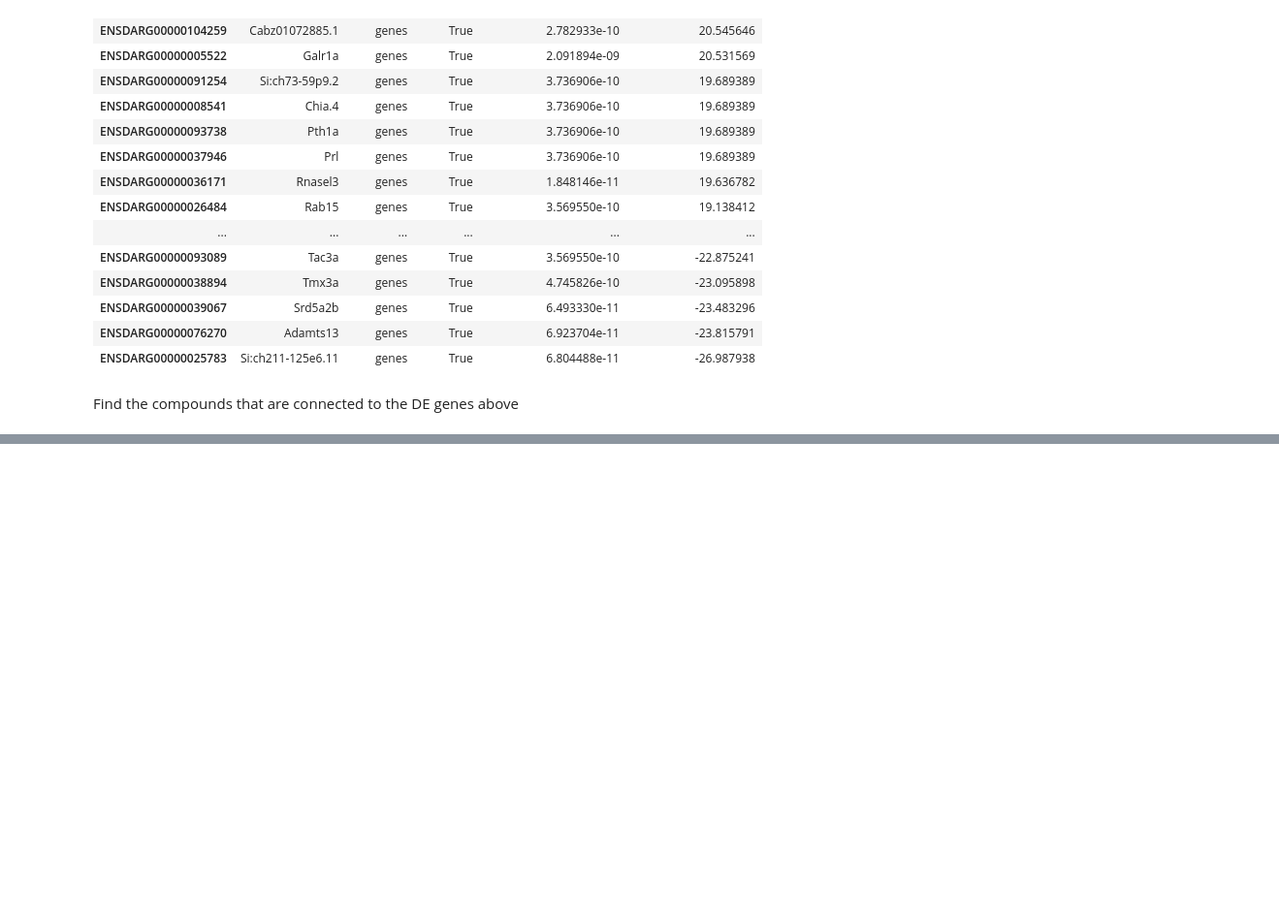
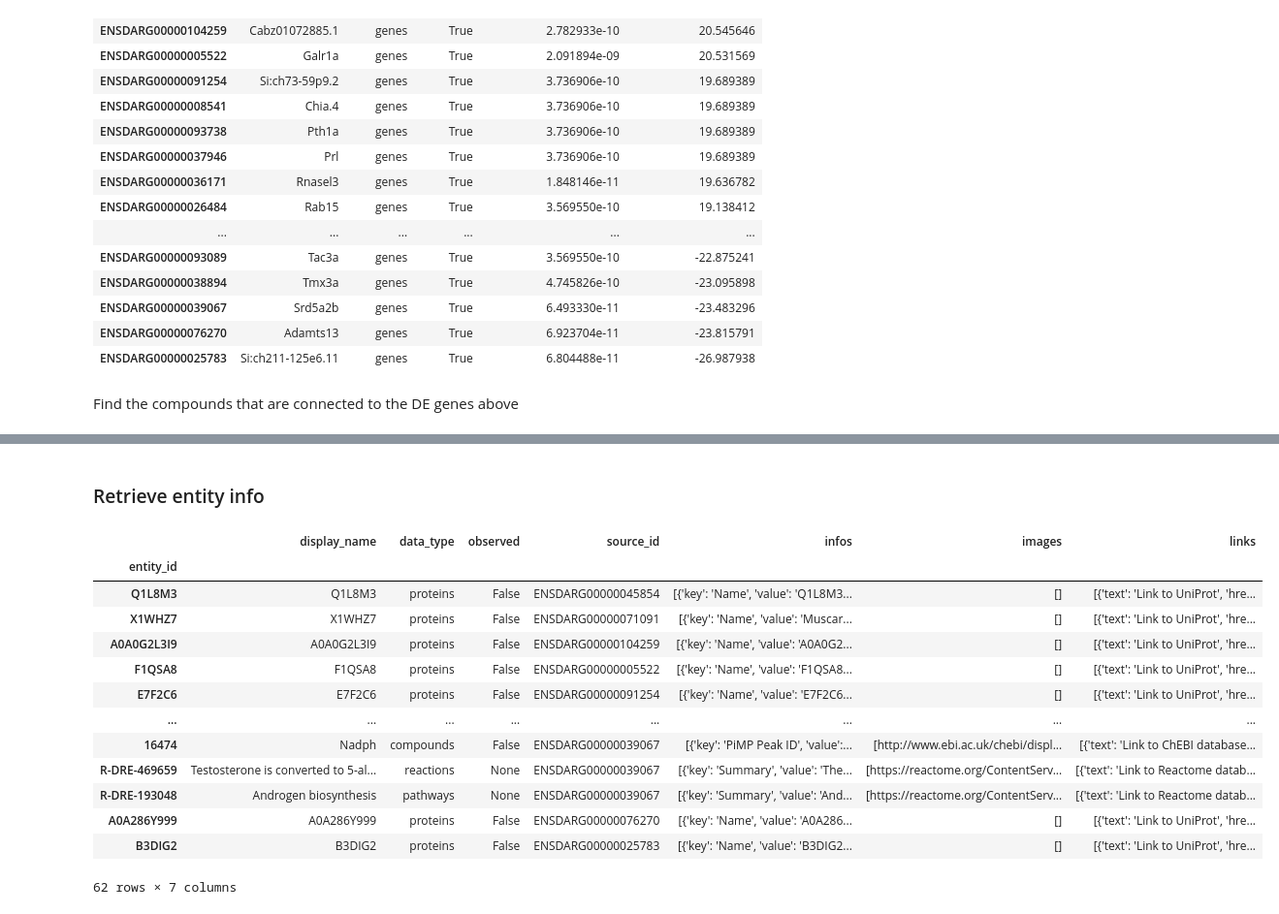
Before and after one commit to glasgowcompbio/pyMultiOmics, a Jupyter notebook: notebooks/analysis_zebrafish_chebi.ipynb, the cells around one changed output, grey strips where cells are left out. Shown at 97% size. Cells and saved outputs as stored; diff of their text form; code cells hidden in the pictures; blank space fills up the shorter version.

```diff
--- a/notebooks/analysis_zebrafish_chebi.ipynb
+++ b/notebooks/analysis_zebrafish_chebi.ipynb
@@ -223,0 +226,25 @@ res
+# %% [markdown]
+### Retrieve entity info
+# %%
+res = QueryBuilder(ap) \
+        .add(Select(GENES)) \
+        .add(SignificantDE(case, control, pval, fc_lte=fc_lte, fc_gte=fc_gte, N=N)) \
+        .add(Connected()) \
+        .add(Info()) \
+        .run()
+res
+# %% [output]
+|  | display_name | data_type | observed | source_id | infos | images | links |
+| entity_id |  |  |  |  |  |  |  |
+| Q1L8M3 | Q1L8M3 | proteins | False | ENSDARG00000045854 | [{'key': 'Name', 'value': 'Q1L8M3... | [] | [{'text': 'Link to UniProt', 'hre... |
+| X1WHZ7 | X1WHZ7 | proteins | False | ENSDARG00000071091 | [{'key': 'Name', 'value': 'Muscar... | [] | [{'text': 'Link to UniProt', 'hre... |
+| A0A0G2L3I9 | A0A0G2L3I9 | proteins | False | ENSDARG00000104259 | [{'key': 'Name', 'value': 'A0A0G2... | [] | [{'text': 'Link to UniProt', 'hre... |
+| F1QSA8 | F1QSA8 | proteins | False | ENSDARG00000005522 | [{'key': 'Name', 'value': 'F1QSA8... | [] | [{'text': 'Link to UniProt', 'hre... |
+| E7F2C6 | E7F2C6 | proteins | False | ENSDARG00000091254 | [{'key': 'Name', 'value': 'E7F2C6... | [] | [{'text': 'Link to UniProt', 'hre... |
+| ... | ... | ... | ... | ... | ... | ... | ... |
+| 16474 | Nadph | compounds | False | ENSDARG00000039067 | [{'key': 'PiMP Peak ID', 'value':... | [http://www.ebi.ac.uk/chebi/displ... | [{'text': 'Link to ChEBI database... |
+| R-DRE-469659 | Testosterone is converted to 5-al... | reactions | None | ENSDARG00000039067 | [{'key': 'Summary', 'value': 'The... | [https://reactome.org/ContentServ... | [{'text': 'Link to Reactome datab... |
+| R-DRE-193048 | Androgen biosynthesis | pathways | None | ENSDARG00000039067 | [{'key': 'Summary', 'value': 'And... | [https://reactome.org/ContentServ... | [{'text': 'Link to Reactome datab... |
+| A0A286Y999 | A0A286Y999 | proteins | False | ENSDARG00000076270 | [{'key': 'Name', 'value': 'A0A286... | [] | [{'text': 'Link to UniProt', 'hre... |
+| B3DIG2 | B3DIG2 | proteins | False | ENSDARG00000025783 | [{'key': 'Name', 'value': 'B3DIG2... | [] | [{'text': 'Link to UniProt', 'hre... |
+62 rows × 7 columns
```
Also changed, not shown: parts of 14 cells of this notebook.
